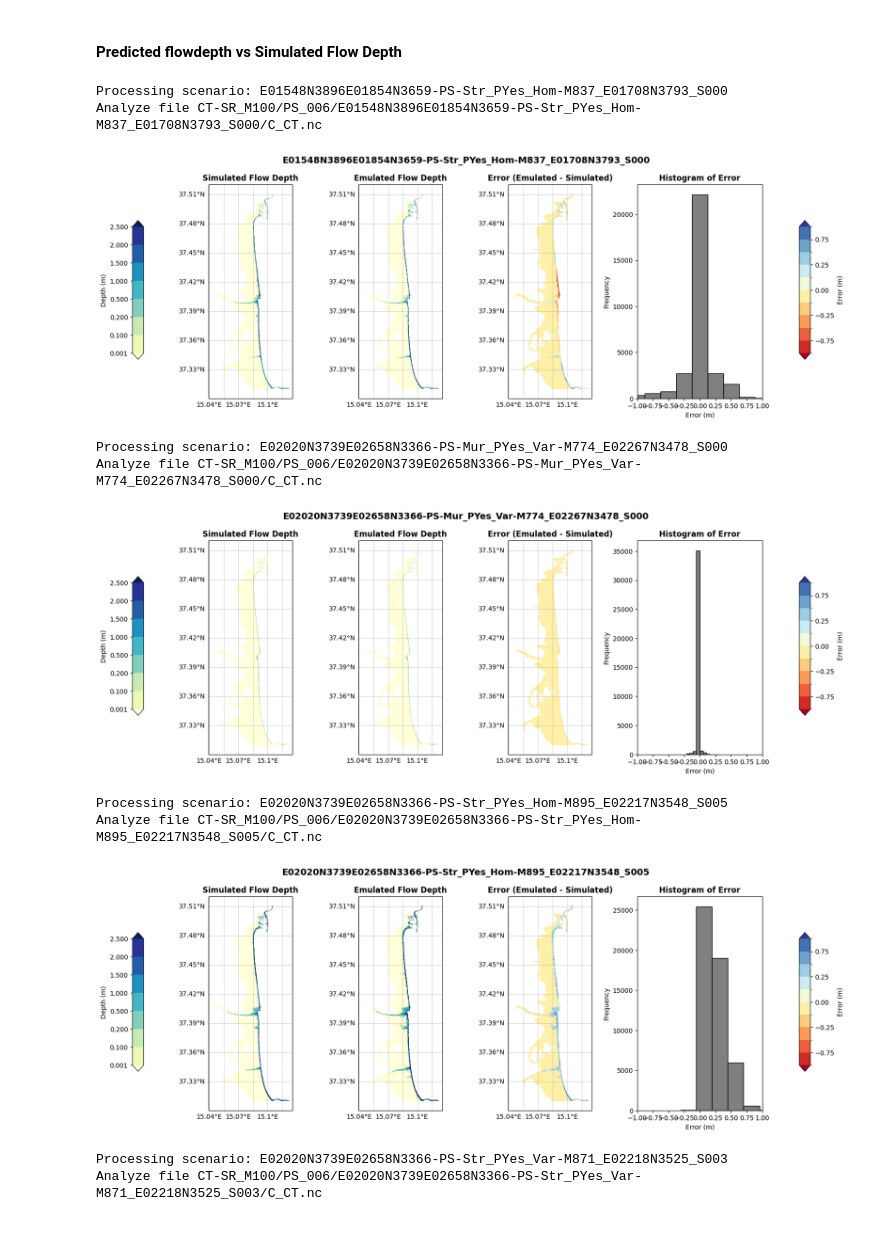
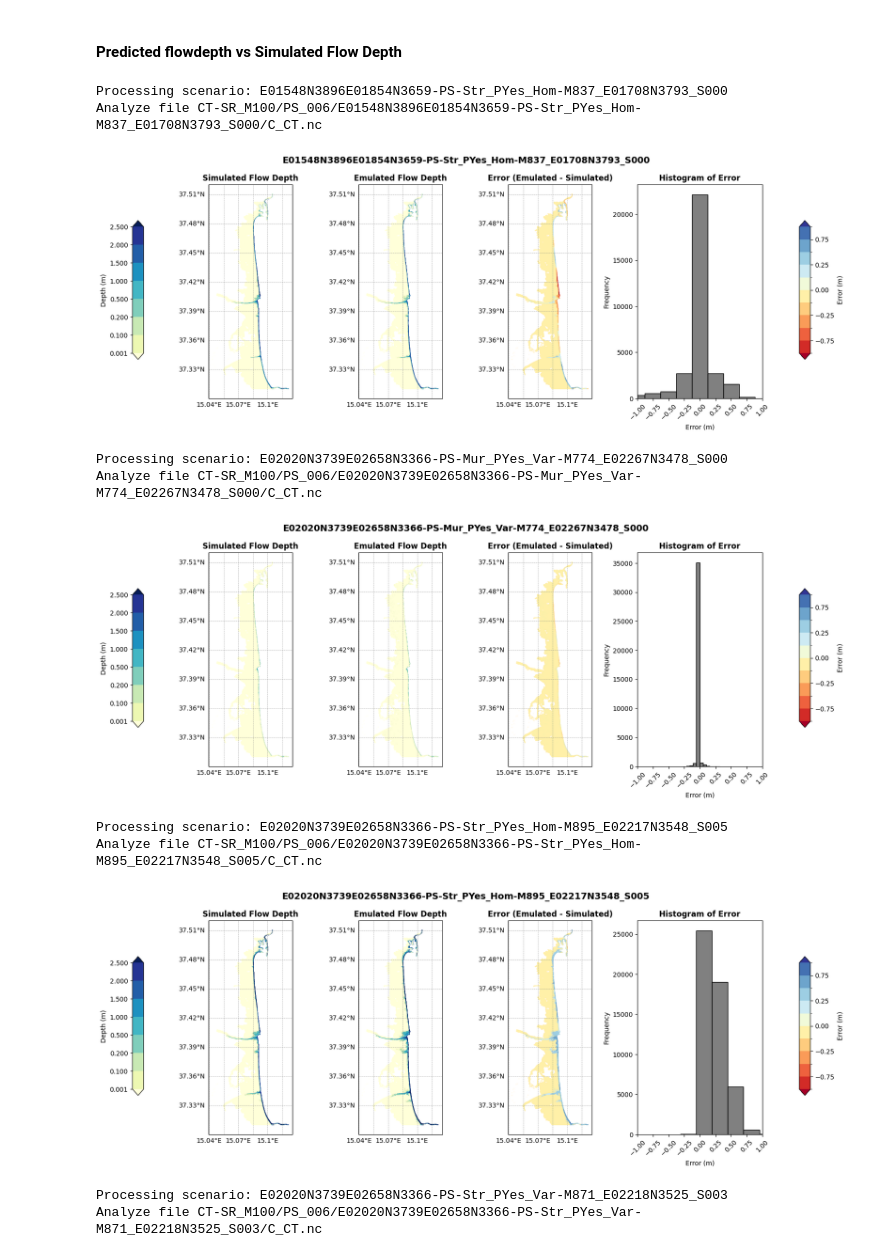
Before and after one commit to cat-ingv/be-tanti-notebooks, a Jupyter notebook: notebooks/6_ml_emulator/6.2 test_ml_emulator.ipynb, the cells around one changed output. Cells and saved outputs as stored; diff of their text form; code cells hidden in the pictures.

Commit message:
small correction in graphs of notebooks 6

```diff
--- a/notebooks/6_ml_emulator/6.2 test_ml_emulator.ipynb
+++ b/notebooks/6_ml_emulator/6.2 test_ml_emulator.ipynb
@@ -148,39 +148,40 @@ for scenario_name, file_ct in zip(df_test.scenario_name,df_test.c_ct):  # Loop t
     # Remove projection for this subplot
     axs[3].remove()
     ax4 = fig.add_subplot(1, 4, 4)  # regular axes for histogram
     error_filter = error[np.abs(error) >= 0.01]
     ax4.hist(error_filter, bins=10, color='gray', edgecolor='black')
     ax4.set_xlim(-1, 1)
     ax4.set_xticks(np.arange(-1, 1.1, 0.25))
+    ax4.tick_params(axis='x', rotation=45)
     ax4.set_xlabel("Error (m)")
     ax4.set_ylabel("Frequency")
     ax4.set_title("Histogram of Error", fontsize=12, fontweight="bold")
 
     # --- Colorbars ---
     # Depth colorbar on the left of first subplot
     cbar_ax1 = fig.add_axes([0.05, 0.25, 0.015, 0.5])
     cbar1 = fig.colorbar(sc1, cax=cbar_ax1)
     cbar1.set_label('Depth (m)')
     cbar1.ax.yaxis.set_label_position('left')
     cbar1.ax.yaxis.set_ticks_position('left')
 
     # Error colorbar on the right of error map (3rd plot)
     cbar_ax2 = fig.add_axes([0.95, 0.25, 0.015, 0.5])
     cbar2 = fig.colorbar(sc2, cax=cbar_ax2)
     cbar2.set_label('Error (m)')
 
     plt.suptitle(f"{scenario_name}", fontsize=14, fontweight="bold")
     plt.show()
     #break
 # %% [output]
 Processing scenario: E01548N3896E01854N3659-PS-Str_PYes_Hom-M837_E01708N3793_S000
 Analyze file CT-SR_M100/PS_006/E01548N3896E01854N3659-PS-Str_PYes_Hom-M837_E01708N3793_S000/C_CT.nc
-[figure, old version]
+[figure, new version]
 Processing scenario: E02020N3739E02658N3366-PS-Mur_PYes_Var-M774_E02267N3478_S000
 Analyze file CT-SR_M100/PS_006/E02020N3739E02658N3366-PS-Mur_PYes_Var-M774_E02267N3478_S000/C_CT.nc
-[figure, old version]
+[figure, new version]
 Processing scenario: E02020N3739E02658N3366-PS-Str_PYes_Hom-M895_E02217N3548_S005
 Analyze file CT-SR_M100/PS_006/E02020N3739E02658N3366-PS-Str_PYes_Hom-M895_E02217N3548_S005/C_CT.nc
-[figure, old version]
+[figure, new version]
 Processing scenario: E02020N3739E02658N3366-PS-Str_PYes_Var-M871_E02218N3525_S003
 Analyze file CT-SR_M100/PS_006/E02020N3739E02658N3366-PS-Str_PYes_Var-M871_E02218N3525_S003/C_CT.nc
```
Also changed, not shown: parts of 1 cell of this notebook, 1 other file.
